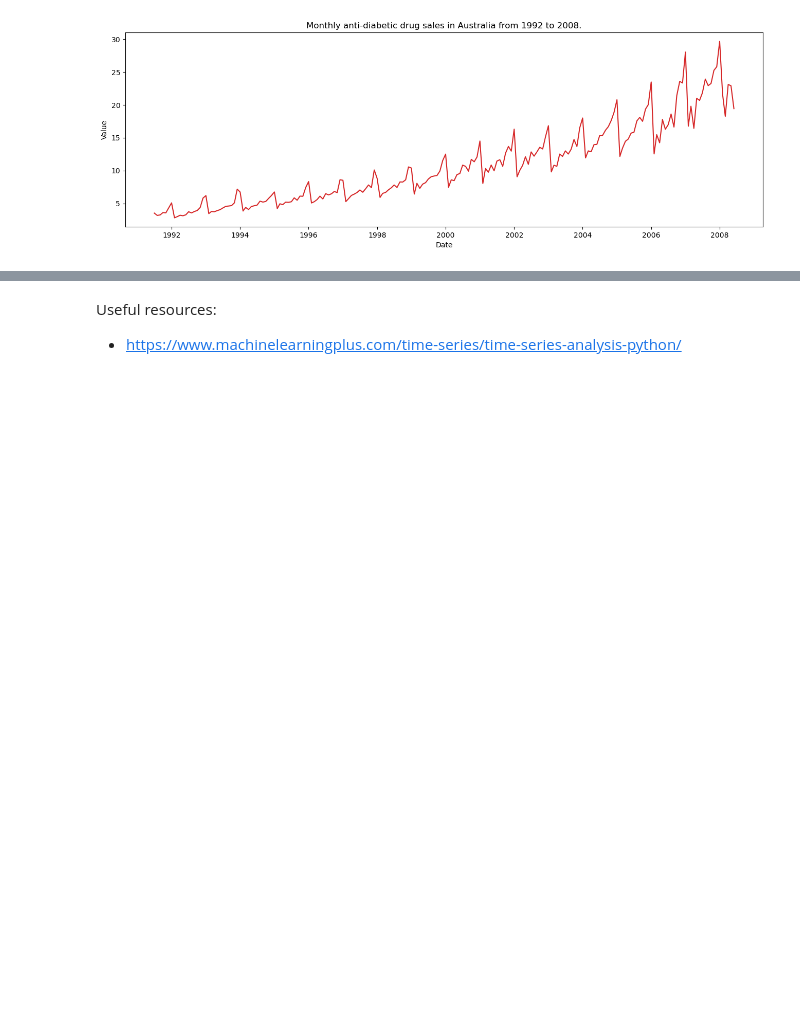
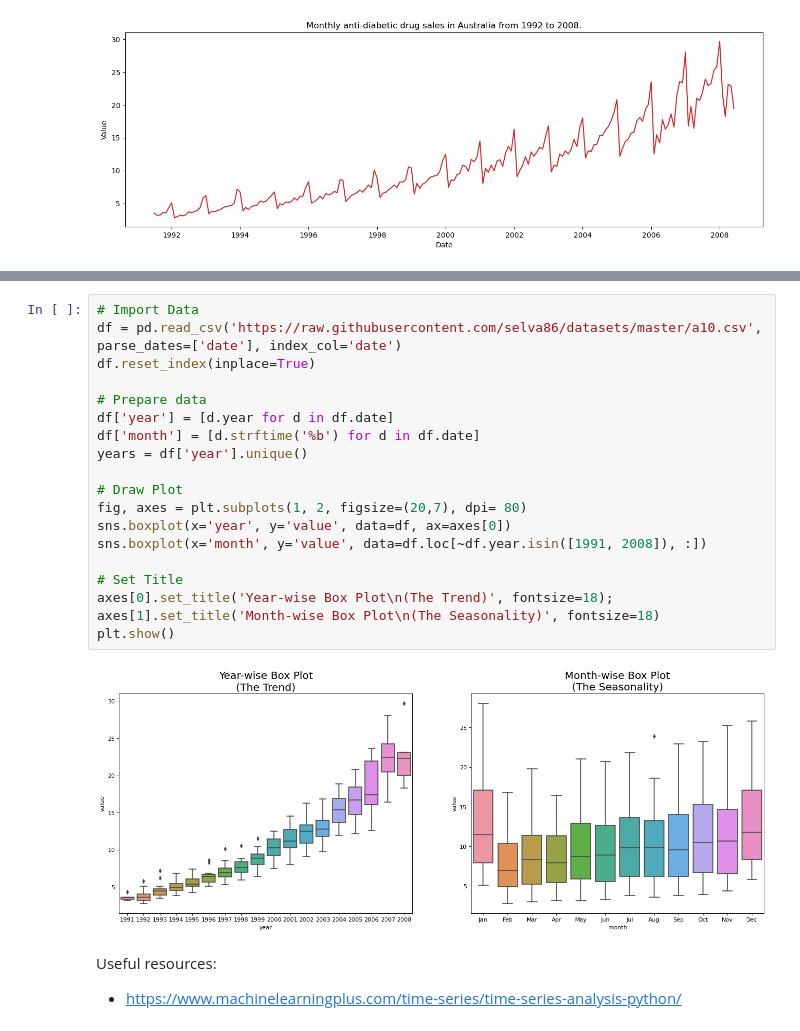
Before and after one commit to nisengweregis/time_series, a Jupyter notebook: time_series_v3.ipynb, the cells around one changed output, grey strips where cells are left out. Drawn from its saved outputs; the diff is of its cells as text; blank space fills up the shorter version.

```diff
--- a/time_series_v3.ipynb
+++ b/time_series_v3.ipynb
@@ -73,3 +122,24 @@ plot_df(df, x=df.index, y=df.value, title='Monthly anti-diabetic drug sales in A
+# %%
+# Import Data
+df = pd.read_csv('https://raw.githubusercontent.com/selva86/datasets/master/a10.csv', parse_dates=['date'], index_col='date')
+df.reset_index(inplace=True)
+
+# Prepare data
+df['year'] = [d.year for d in df.date]
+df['month'] = [d.strftime('%b') for d in df.date]
+years = df['year'].unique()
+
+# Draw Plot
+fig, axes = plt.subplots(1, 2, figsize=(20,7), dpi= 80)
+sns.boxplot(x='year', y='value', data=df, ax=axes[0])
+sns.boxplot(x='month', y='value', data=df.loc[~df.year.isin([1991, 2008]), :])
+
+# Set Title
+axes[0].set_title('Year-wise Box Plot\n(The Trend)', fontsize=18);
+axes[1].set_title('Month-wise Box Plot\n(The Seasonality)', fontsize=18)
+plt.show()
+# %% [output]
+[figure, added]
 # %% [markdown]
 Useful resources:
 - https://www.machinelearningplus.com/time-series/time-series-analysis-python/
```
Also changed, not shown: parts of 3 cells of this notebook.
